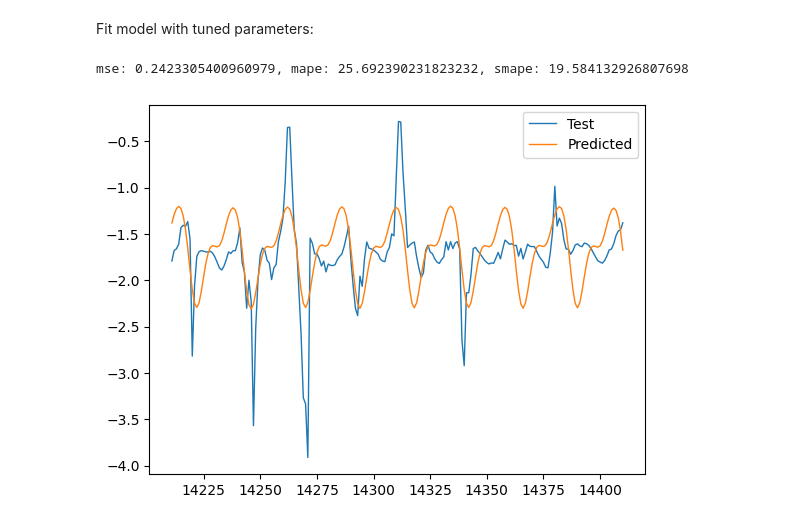
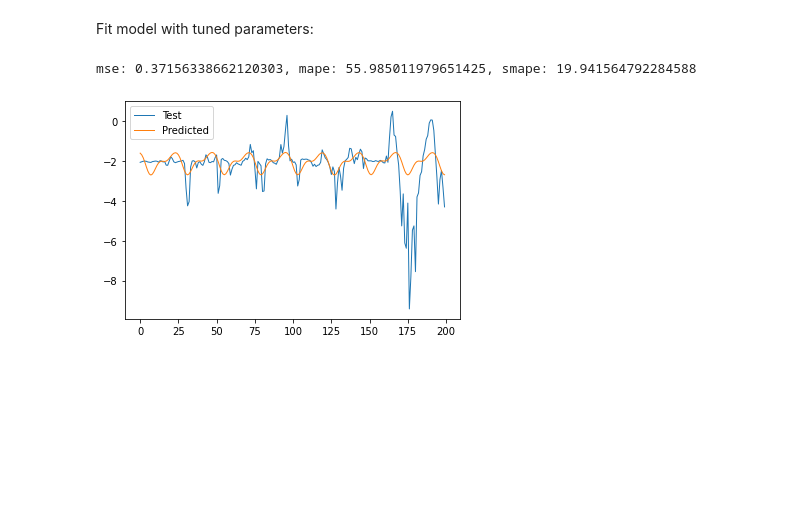
Before and after one commit to OkoksNeDam/geoinformation-data-forecasting, a Jupyter notebook: prophet.ipynb, the cells around one changed output. Drawn from its saved outputs; the diff is of its cells as text; code cells hidden in the pictures; blank space fills up the shorter version.

```diff
--- a/prophet.ipynb
+++ b/prophet.ipynb
@@ -83,7 +87,7 @@ original_df[original_df.KEV_X.notnull()].head()
 Convert data to a format necessary for the Prophet library:
 # %%
 df = original_df.rename(columns={'date': 'ds',
-                                'KEV_X': 'y'})
+                                'KEV_Y': 'y'})
 df.ds = pd.to_datetime(df.ds, format='%Y-%m-%d %H:%M:%S')
 df.head()
 # %% [output]
@@ -227,7 +237,7 @@ Let's look at model performance on data with outliers:
 # %%
 model_with_outliers = Prophet()
 model_with_outliers.fit(df_train.reset_index())
-mse, mape, smape, _, _ = evaluate_model(model_with_outliers, df_val)
+mse, mape, smape, actuals, predictions = evaluate_model(model_with_outliers, df_val)
 
 print(f'mse: {mse}, mape: {mape}, smape: {smape}')
 # %% [output]
@@ -263,7 +284,7 @@ def from_etna_to_pandas(ts_etna):
     return df_cleaned
 # %%
 param_grid = {
-    'window_size': [50, 100, 150, 200, 250, 300],
+    'window_size': [300, 400, 500, 600, 700],
     'alpha': [1, 2, 3, 4, 5, 6],
 }
 
@@ -448,18 +458,18 @@ Fit model with tuned parameters:
 tuned_model = Prophet(changepoint_range=0.4, changepoint_prior_scale=0.005, seasonality_prior_scale=10, seasonality_mode='additive')
 tuned_model.fit(df_train)
 
-mse, mape, smape, actuals, predictions = evaluate_model(tuned_model, df_val)
+mse, mape, smape, actuals, predictions = evaluate_model(tuned_model, df_test)
 
 print(f'mse: {mse}, mape: {mape}, smape: {smape}')
 # %% [output]
-mse: 0.2423305400960979, mape: 25.692390231823232, smape: 19.584132926807698
+mse: 0.37156338662120303, mape: 55.985011979651425, smape: 19.941564792284588
 # %%
-plt.plot(actuals[-4000:-3800], label='Test', linewidth=1)
-plt.plot(predictions[-4000:-3800], label='Predicted', linewidth=1)
+plt.plot(actuals[-5000:-4800], label='Test', linewidth=1)
+plt.plot(predictions[-5000:-4800], label='Predicted', linewidth=1)
 plt.legend()
 plt.show()
 # %% [output]
-[figure, old version]
+[figure, new version]
 # %%
 from prophet.serialize import model_to_json, model_from_json
 
```
Also changed, not shown: parts of 13 cells of this notebook.
